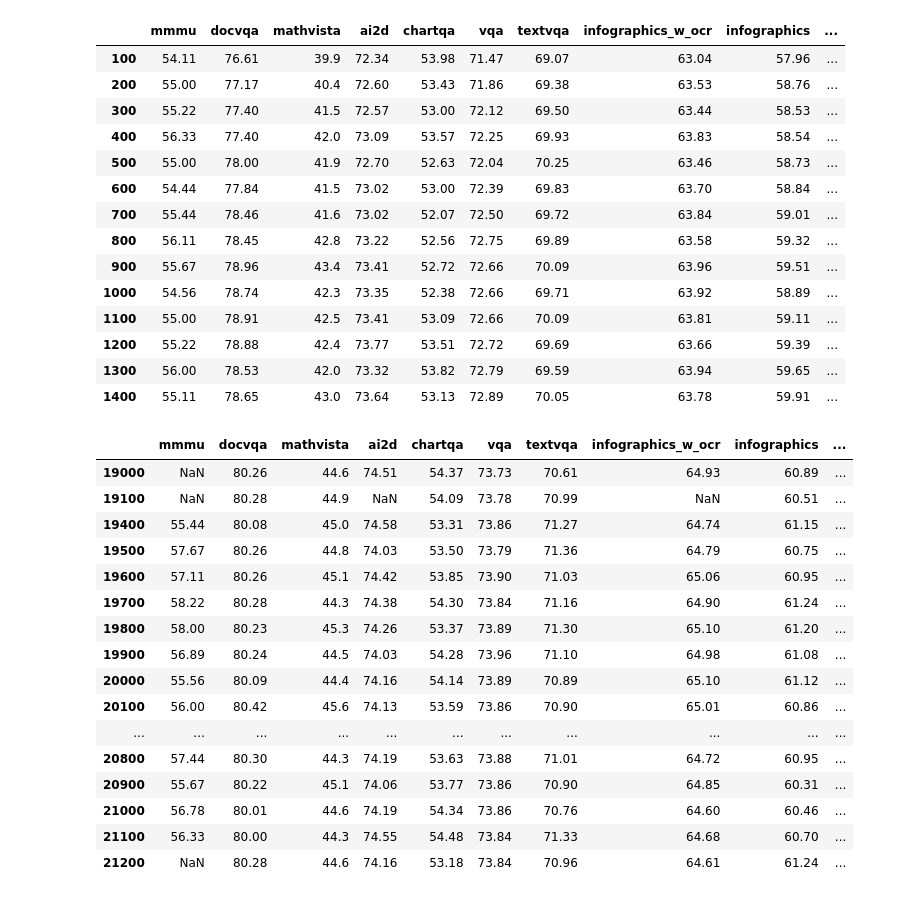
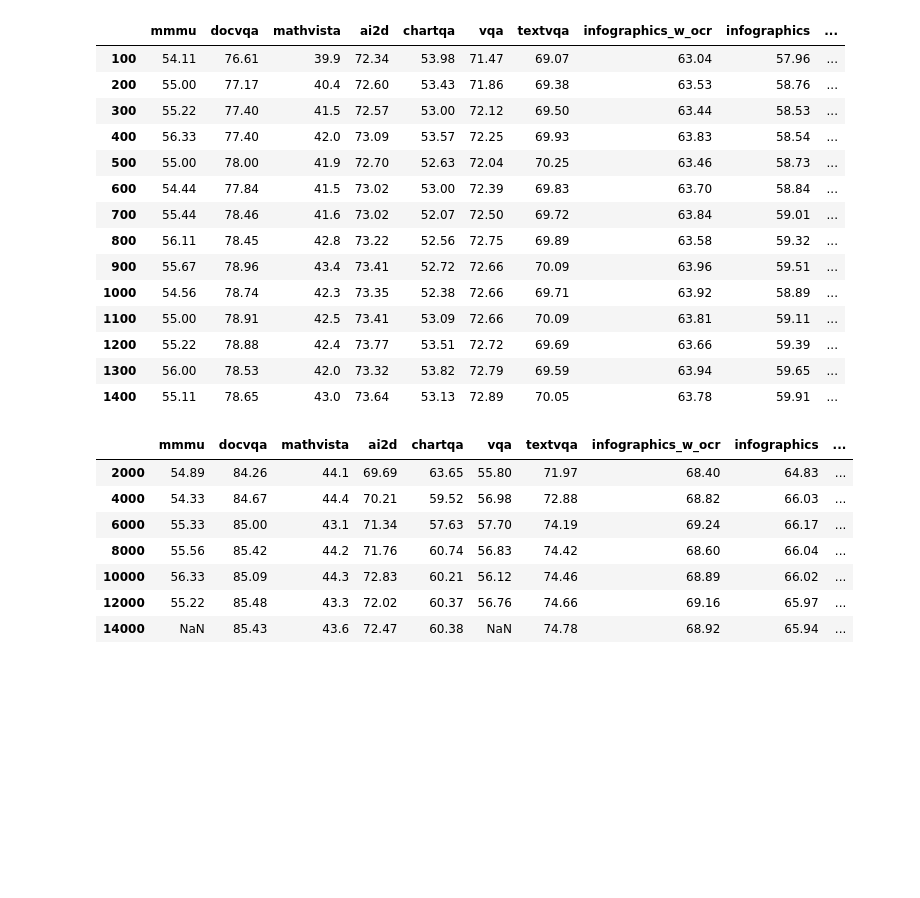
Before and after one commit to harrytranx/experiments, a Jupyter notebook: ablations/eval.ipynb, the cells around one changed output. Drawn from its saved outputs; the diff is of its cells as text; code cells hidden in the pictures; blank space fills up the shorter version.

```diff
--- a/ablations/eval.ipynb
+++ b/ablations/eval.ipynb
@@ -112,23 +130,17 @@ df = read_eval_results(
     # steps=[17100],
     read_format="report_mmai"
 )
-# %%
-df
-# %% [output]
-|  | mmmu | docvqa | mathvista | ai2d | chartqa | vqa | textvqa | infographics_w_ocr | infographics | ... |
-| 19000 | NaN | 80.26 | 44.6 | 74.51 | 54.37 | 73.73 | 70.61 | 64.93 | 60.89 | ... |
-| 19100 | NaN | 80.28 | 44.9 | NaN | 54.09 | 73.78 | 70.99 | NaN | 60.51 | ... |
-| 19400 | 55.44 | 80.08 | 45.0 | 74.58 | 53.31 | 73.86 | 71.27 | 64.74 | 61.15 | ... |
-| 19500 | 57.67 | 80.26 | 44.8 | 74.03 | 53.50 | 73.79 | 71.36 | 64.79 | 60.75 | ... |
-| 19600 | 57.11 | 80.26 | 45.1 | 74.42 | 53.85 | 73.90 | 71.03 | 65.06 | 60.95 | ... |
-| 19700 | 58.22 | 80.28 | 44.3 | 74.38 | 54.30 | 73.84 | 71.16 | 64.90 | 61.24 | ... |
-| 19800 | 58.00 | 80.23 | 45.3 | 74.26 | 53.37 | 73.89 | 71.30 | 65.10 | 61.20 | ... |
-| 19900 | 56.89 | 80.24 | 44.5 | 74.03 | 54.28 | 73.96 | 71.10 | 64.98 | 61.08 | ... |
-| 20000 | 55.56 | 80.09 | 44.4 | 74.16 | 54.14 | 73.89 | 70.89 | 65.10 | 61.12 | ... |
-| 20100 | 56.00 | 80.42 | 45.6 | 74.13 | 53.59 | 73.86 | 70.90 | 65.01 | 60.86 | ... |
-| ... | ... | ... | ... | ... | ... | ... | ... | ... | ... | ... |
-| 20800 | 57.44 | 80.30 | 44.3 | 74.19 | 53.63 | 73.88 | 71.01 | 64.72 | 60.95 | ... |
-| 20900 | 55.67 | 80.22 | 45.1 | 74.06 | 53.77 | 73.86 | 70.90 | 64.85 | 60.31 | ... |
-| 21000 | 56.78 | 80.01 | 44.6 | 74.19 | 54.34 | 73.86 | 70.76 | 64.60 | 60.46 | ... |
-| 21100 | 56.33 | 80.00 | 44.3 | 74.55 | 54.48 | 73.84 | 71.33 | 64.68 | 60.70 | ... |
-| 21200 | NaN | 80.28 | 44.6 | 74.16 | 53.18 | 73.84 | 70.96 | 64.61 | 61.24 | ... |
+# %%
+read_eval_results(
+    watch_path="/fsx_0/checkpoints/mm9.2/MM9.2_SFT/MM9p2_19700_prod_recipe_v2",
+    read_format="report_mmai"
+)
+# %% [output]
+|  | mmmu | docvqa | mathvista | ai2d | chartqa | vqa | textvqa | infographics_w_ocr | infographics | ... |
+| 2000 | 54.89 | 84.26 | 44.1 | 69.69 | 63.65 | 55.80 | 71.97 | 68.40 | 64.83 | ... |
+| 4000 | 54.33 | 84.67 | 44.4 | 70.21 | 59.52 | 56.98 | 72.88 | 68.82 | 66.03 | ... |
+| 6000 | 55.33 | 85.00 | 43.1 | 71.34 | 57.63 | 57.70 | 74.19 | 69.24 | 66.17 | ... |
+| 8000 | 55.56 | 85.42 | 44.2 | 71.76 | 60.74 | 56.83 | 74.42 | 68.60 | 66.04 | ... |
+| 10000 | 56.33 | 85.09 | 44.3 | 72.83 | 60.21 | 56.12 | 74.46 | 68.89 | 66.02 | ... |
+| 12000 | 55.22 | 85.48 | 43.3 | 72.02 | 60.37 | 56.76 | 74.66 | 69.16 | 65.97 | ... |
+| 14000 | NaN | 85.43 | 43.6 | 72.47 | 60.38 | NaN | 74.78 | 68.92 | 65.94 | ... |
```
Also changed, not shown: parts of 2 cells of this notebook, 2 other files.
